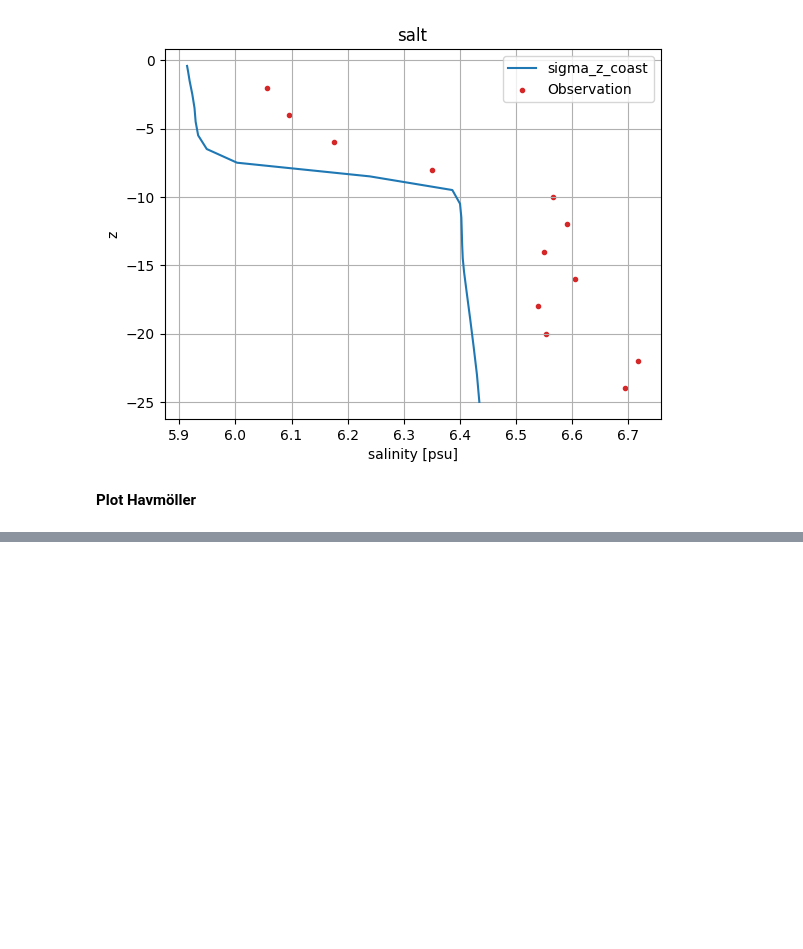
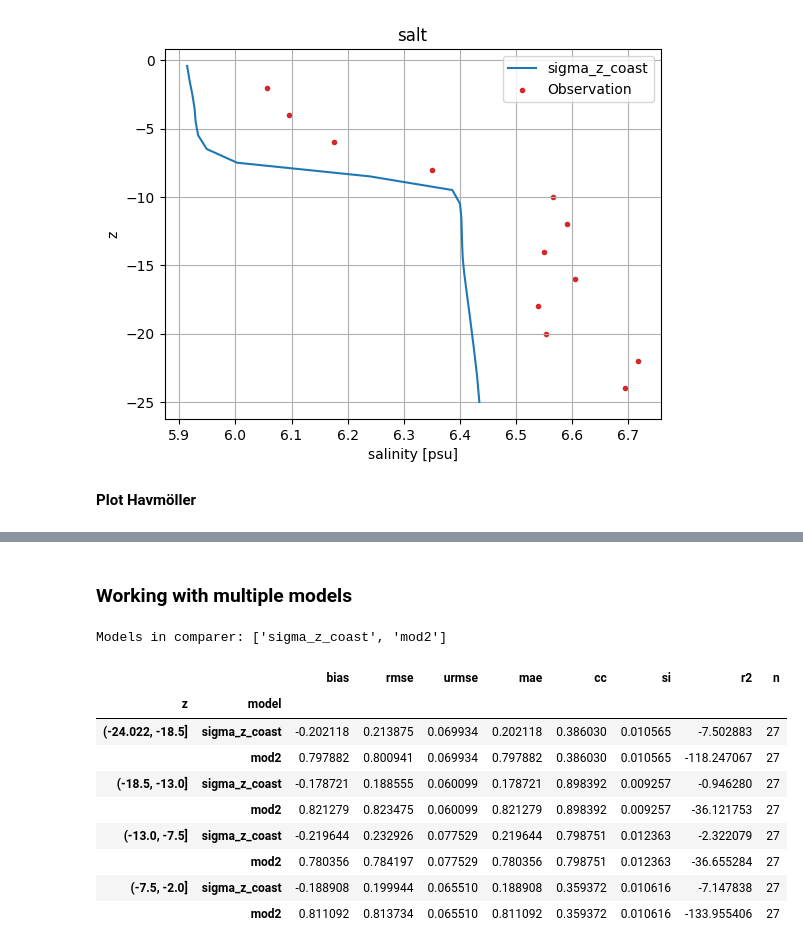
Before and after one commit to DHI/modelskill, a Jupyter notebook: notebooks/vertical_skill.ipynb, the cells around one changed output, grey strips where cells are left out. Drawn from its saved outputs; the diff is of its cells as text; code cells hidden in the pictures; blank space fills up the shorter version.

```diff
--- a/notebooks/vertical_skill.ipynb
+++ b/notebooks/vertical_skill.ipynb
@@ -155,0 +159,33 @@ ax = cmp.vertical.plot.hovmoller(figsize=(16,5), obs_marker_size=100)
+# %% [markdown]
+### Working with multiple models
+# %%
+# Add a second model and demonstrate explicit model selection in vertical hovmoller plots
+mod_name = cmp.mod_names[0]
+raw = cmp.raw_mod_data[mod_name].data
+df_mod2 = raw[[mod_name, "z"]].to_dataframe().rename(columns={mod_name: "mod2"})
+df_mod2["mod2"] = df_mod2["mod2"] + 1
+
+mod2 = ms.VerticalModelResult(
+    df_mod2,
+    item="mod2",
+    z_item="z",
+    name="mod2",
+)
+
+cmp_multi = ms.match(vo, [mr, mod2])
+print("Models in comparer:", cmp_multi.mod_names)
+# %% [output]
+Models in comparer: ['sigma_z_coast', 'mod2']
+# %%
+cmp_multi.vertical.skill(bins=4).to_dataframe()
+# %% [output]
+|  |  | bias | rmse | urmse | mae | cc | si | r2 | n |
+| z | model |  |  |  |  |  |  |  |  |
+| (-24.022, -18.5] | sigma_z_coast | -0.202118 | 0.213875 | 0.069934 | 0.202118 | 0.386030 | 0.010565 | -7.502883 | 27 |
+|  | mod2 | 0.797882 | 0.800941 | 0.069934 | 0.797882 | 0.386030 | 0.010565 | -118.247067 | 27 |
+| (-18.5, -13.0] | sigma_z_coast | -0.178721 | 0.188555 | 0.060099 | 0.178721 | 0.898392 | 0.009257 | -0.946280 | 27 |
+|  | mod2 | 0.821279 | 0.823475 | 0.060099 | 0.821279 | 0.898392 | 0.009257 | -36.121753 | 27 |
+| (-13.0, -7.5] | sigma_z_coast | -0.219644 | 0.232926 | 0.077529 | 0.219644 | 0.798751 | 0.012363 | -2.322079 | 27 |
+|  | mod2 | 0.780356 | 0.784197 | 0.077529 | 0.780356 | 0.798751 | 0.012363 | -36.655284 | 27 |
+| (-7.5, -2.0] | sigma_z_coast | -0.188908 | 0.199944 | 0.065510 | 0.188908 | 0.359372 | 0.010616 | -7.147838 | 27 |
+|  | mod2 | 0.811092 | 0.813734 | 0.065510 | 0.811092 | 0.359372 | 0.010616 | -133.955406 | 27 |
```
Also changed, not shown: parts of 3 cells of this notebook.
